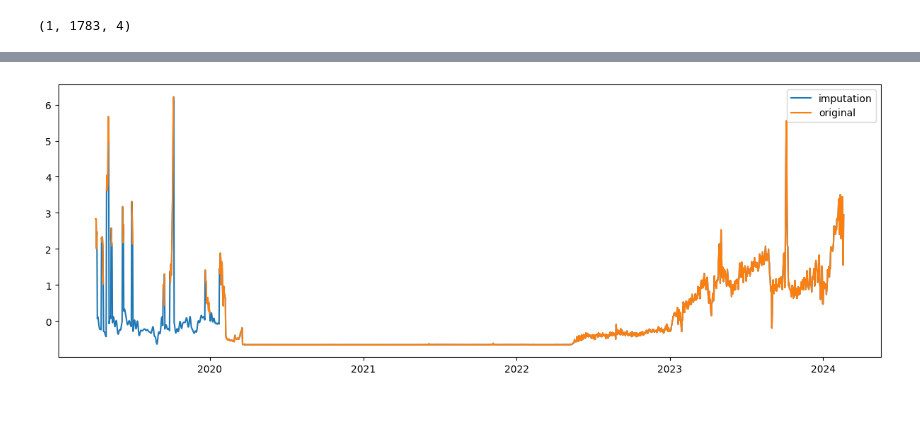
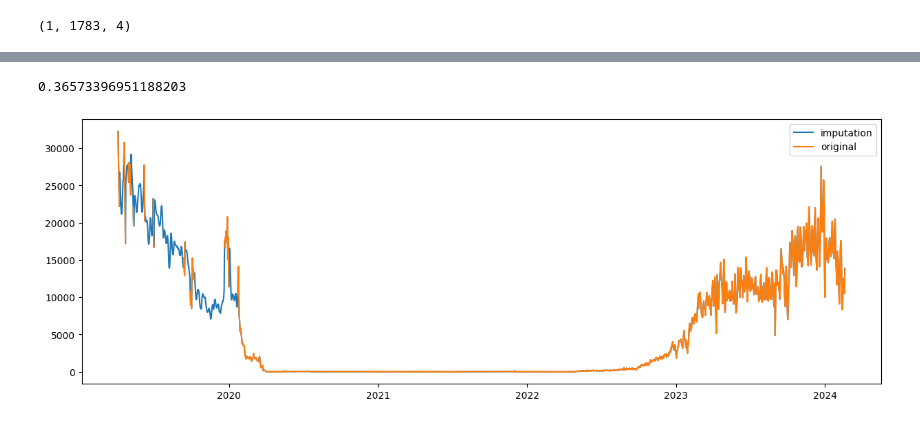
Before and after one commit to jiadol/Travel_Ml, a Jupyter notebook: notebooks/time_series_imputation.ipynb, the cells around one changed output, grey strips where cells are left out. Saved outputs shown, nothing was run; the diff lists cells and outputs as text; code cells hidden in the pictures.

Commit message:
success SAITS model:20240222235322

```diff
--- a/notebooks/time_series_imputation.ipynb
+++ b/notebooks/time_series_imputation.ipynb
@@ -49,9 +83,11 @@ print(df['global_airport_entry'].values.shape)
 # %%
-X = df.drop(columns=['date']).values  # drop date column
+from pygrinder import mcar
+
+X = df_reindex_scaled.drop(columns=['date']).values  # drop date column
 X = X.reshape(1, num_samples, -1)
 X_ori = X  # keep X_ori for validation
 
-# X = mcar(X, 0.1)  # randomly hold out 10% observed values as ground truth
+X = mcar(X, 0.1)  # randomly hold out 10% observed values as ground truth
 dataset = {"X": X}  # X for model input
 print(X.shape)  # (11988, 48, 37), 11988 samples, 48 time steps, 37 features
 # %% [output]
@@ -87,0 +95,11 @@ imputation.shape
+# %%
+import torch
+from pypots.imputation import SAITS
+
+# Model training. This is PyPOTS showtime.
+if mode is Mode.t:
+    saits = SAITS(n_steps=num_samples, n_features=4, n_layers=4, d_model=128, d_inner=128, n_heads=4, d_k=32, d_v=64,
+                  dropout=0.1, epochs=100, device=device)
+    saits.fit(dataset)
+elif mode is Mode.p:
+    pass  # predicting mode passing the training step
@@ -87,0 +137,11 @@ imputation.shape
+# %%
+from pypots.utils.metrics import calc_mae
+
+indicating_mask = np.isnan(X) & np.isnan(X_ori)  # indicating mask for imputation error calculation
+indicating_mask0 = indicating_mask.reshape(num_samples, num_features)[:, 0]
+
+mae = calc_mae(imputation, np.nan_to_num(X_ori),
+               indicating_mask)  # calculate mean absolute error on the ground truth (artificially-missing values)
+mae
+# %% [output]
+0.36573396951188203
@@ -88,14 +155,25 @@ imputation.shape
 # %%
 from matplotlib import pyplot as plt
 
-imputation_val = pd.DataFrame(imputation.reshape(1783,4), columns=df.columns[1:])
-imputation_val['date'] = df['date']
+# float to int
+if use_standard_scaler:
+    imputation_val = pd.DataFrame(scaler.inverse_transform(imputation.reshape(num_samples, 4)).astype('int'), columns=df.columns[1:])
+    imputation_val['date'] = df_reindex['date']
+else:
+    imputation_val = pd.DataFrame(imputation.reshape(num_samples, 4).astype('int'), columns=df.columns[1:])
+    imputation_val['date'] = df_reindex['date']
 
-# draw the imputation result
+imputation_val = pd.DataFrame({
+    col: np.where(indicating_mask0, imputation_val[col], df_reindex[col]) for col
+    in
+    df_reindex.columns
+})
+
+# revert data and draw
 plt.figure(figsize=(15, 5))
 plt.plot(imputation_val['date'], imputation_val['global_airport_entry'], label='imputation')
-plt.plot(df['date'], df['global_airport_entry'], label='original')
+plt.plot(df_reindex['date'], df_reindex['global_airport_entry'], label='original')
 plt.legend()
 plt.show()
 # %% [output]
-[figure, old version]
+[figure, new version]
```
Also changed, not shown: parts of 12 cells of this notebook, 2 other files.
